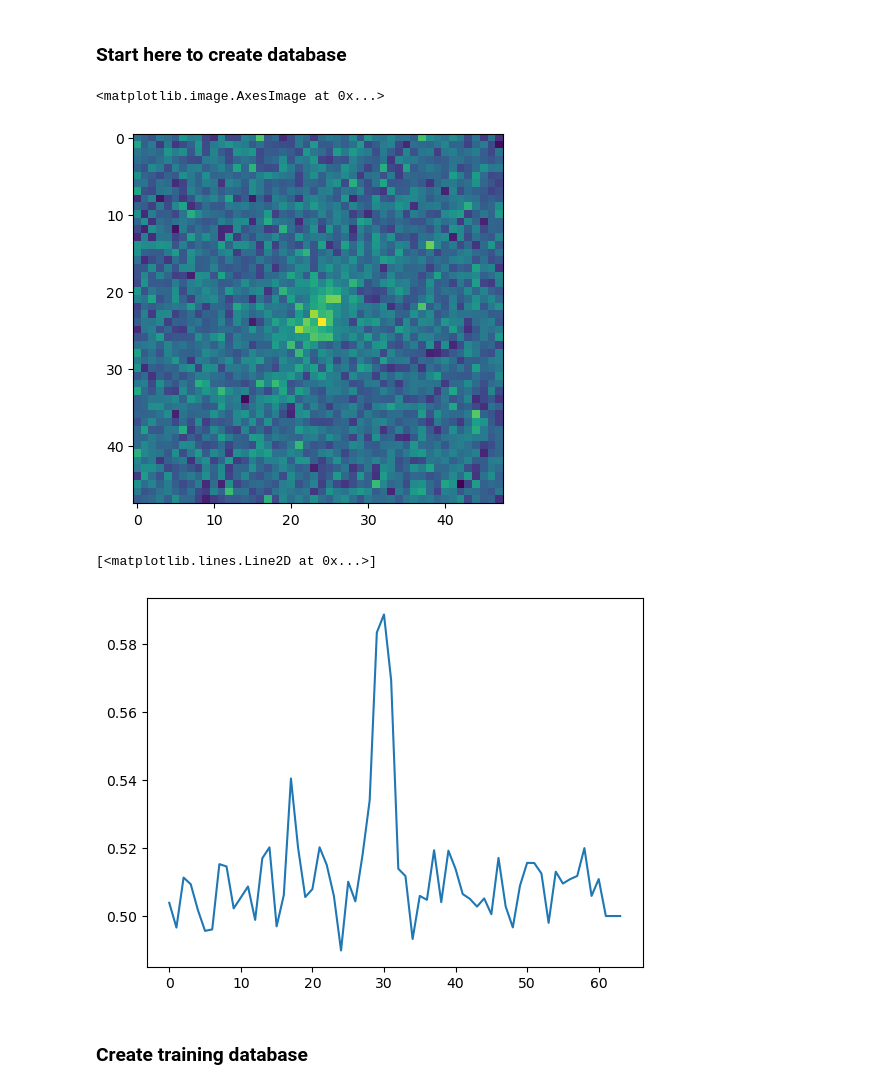
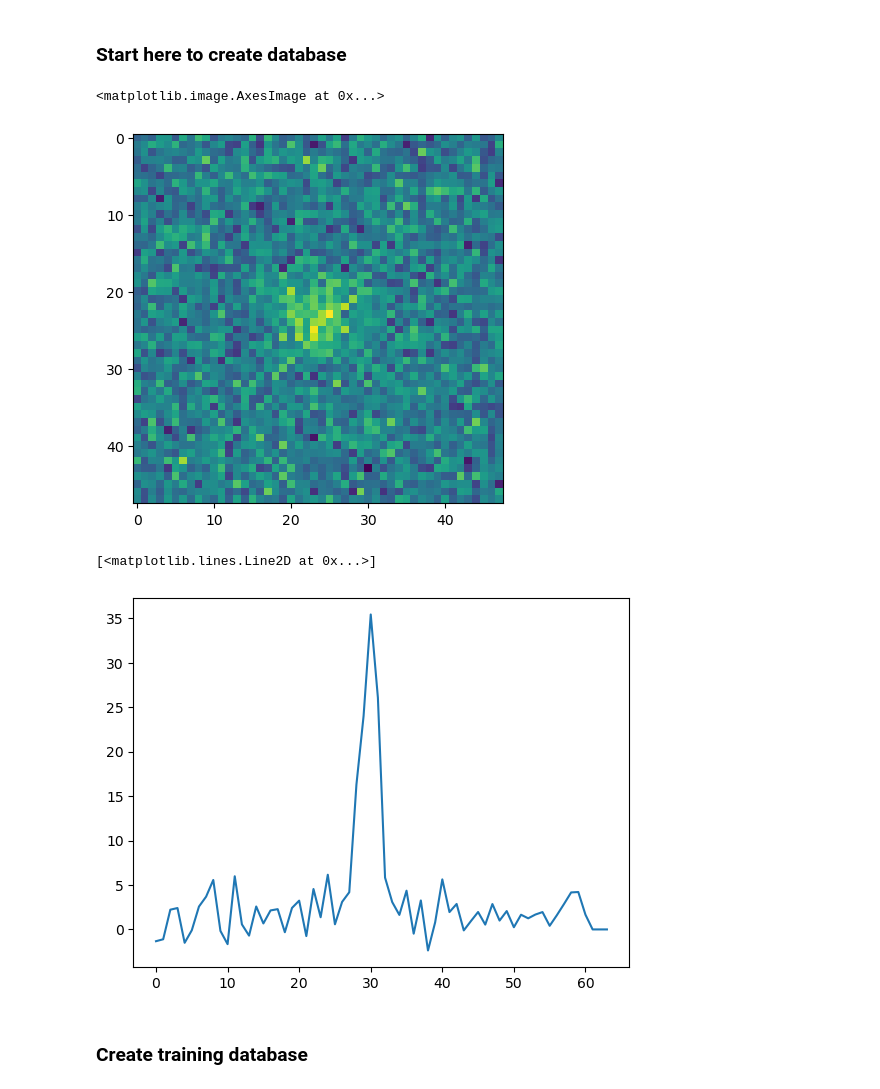
Before and after one commit to KinematicLensing/kl-nn, a Jupyter notebook: data_generate/make_database.ipynb, the cells around one changed output. Cells and saved outputs as stored; diff of their text form; code cells hidden in the pictures.

```diff
--- a/data_generate/make_database.ipynb
+++ b/data_generate/make_database.ipynb
@@ -60,15 +84,12 @@ def normalize(samples):
             values -= low
             values /= high-low
 # %%
-def scale_noise(data, noise, SNR):
-    data_copy = data.copy()
-    noise_copy = noise.copy()
-    segmask = data_copy > 0.1*np.max(data_copy)
-    data_copy[~segmask] = 0
-    noise_copy[~segmask] = 0
-    target = np.sum(data_copy)/SNR
-    noise *= target/np.sqrt(np.sum(noise_copy**2))
-    return noise
+def add_noise(data, SNR):
+    noise = np.random.normal(0, 1, data.shape)
+    segmask = data > 0.1*np.max(data)
+    target = np.sum(data[segmask])/SNR
+    noise *= target/np.sqrt(np.sum(noise[segmask]**2))
+    return data + noise
 # %%
 par_ranges = \
 {
@@ -87,33 +108,25 @@ spec_noise_range = [-260, 260]
 # %%
-data_dir = '/xdisk/timeifler/wxs0703/kl_nn/train_data_massive/'
+data_dir = '/xdisk/timeifler/wxs0703/kl_nn/train_data_low_g/'
 with fits.open(join(data_dir, f'temp_{1}/training_{0}.fits')) as hdu:
 
     img = hdu[7].data
-    noise = scale_noise(img, hdu[8].data, 15)
-    img += noise
-    low, high = img_noise_range
-    img -= low
-    img /= high-low
+    img_wnoise = add_noise(img, 15)
 
     specs = np.full((3, 64), 0.)
     for j in range(3):
         spec = hdu[2*j+1].data
-        noise = scale_noise(spec, hdu[2*j+2].data, 15)
-        spec += noise
-        specs[j, :spec.shape[0]] = spec
-    low, high = spec_noise_range
-    specs -= low
-    specs /= high-low
+        spec_wnoise = add_noise(spec, 15)
+        specs[j, :spec.shape[0]] = spec_wnoise
 # %%
-plt.imshow(img)
+plt.imshow(img_wnoise)
 # %% [output]
 <matplotlib.image.AxesImage at 0x...>
-[figure, old version]
+[figure, new version]
 # %%
 plt.plot(specs[0])
 # %% [output]
 [<matplotlib.lines.Line2D at 0x...>]
-[figure, old version]
+[figure, new version]
 # %% [markdown]
 ### Create training database
 # %%
```
Also changed, not shown: parts of 14 cells of this notebook, 7 other files.
